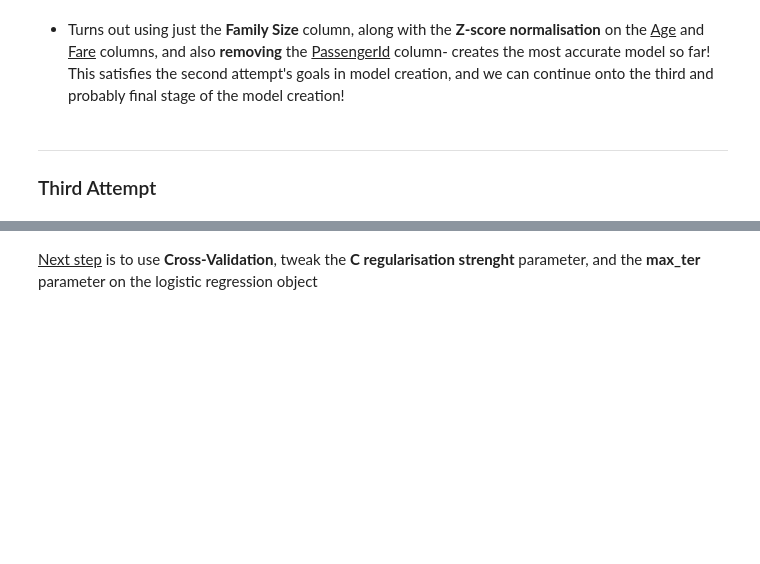
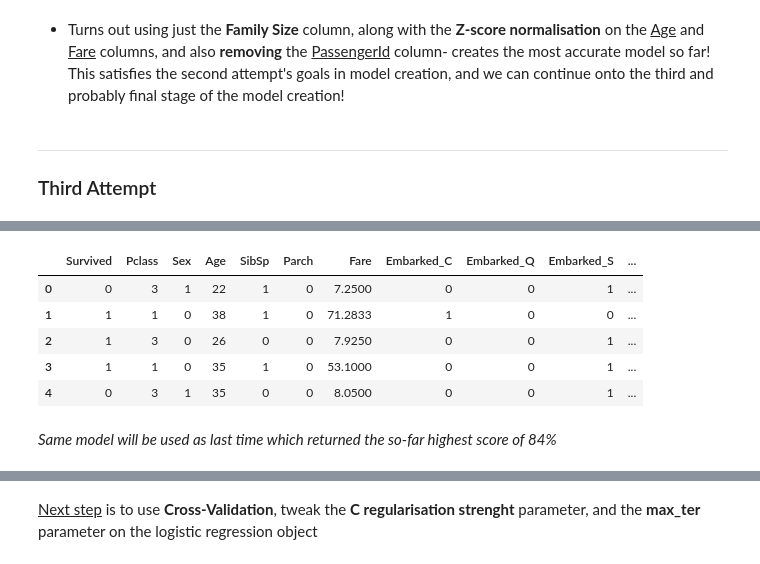
Before and after one commit to GregJackalis/Titanic---Machine-Learning-from-Disaster, a Jupyter notebook: notebooks/titanic_ml.ipynb, the cells around one changed output, grey strips where cells are left out. Saved outputs shown, nothing was run; the diff lists cells and outputs as text; code cells hidden in the pictures; blank space fills up the shorter version.

```diff
--- a/notebooks/titanic_ml.ipynb
+++ b/notebooks/titanic_ml.ipynb
@@ -1505,0 +1578,7 @@ This is the second to last attempt in which I will take a step back and add agai
+# %%
+for name in train_data["Name"]:
+    if not any(title in name for title in included):
+        idx = train_data[train_data["Name"] == name].index
+        train_data = train_data.drop(idx)
+
+train_data.info() # should show 867 entries
@@ -1505,0 +1605,30 @@ This is the second to last attempt in which I will take a step back and add agai
+# %%
+# Now each of the 4 titles will be mapped into two values, 0 for female and 1 for male
+mapped = {"Mrs": 0, "Miss": 0, "Mr": 1, "Master": 1}
+
+genders = []
+
+for name in train_data["Name"]:
+    matched = False
+
+    for title, value in mapped.items():
+        if title in name:
+            genders.append(value)
+            matched = True
+            break
+
+    if not matched:
+        print(name)
+
+train_data["Gender"] = genders
+train_data = train_data.drop("Name", axis="columns")
+train_data.head(5)
+# %% [output]
+|  | Survived | Pclass | Sex | Age | SibSp | Parch | Fare | Embarked_C | Embarked_Q | Embarked_S | ... |
+| 0 | 0 | 3 | 1 | 22 | 1 | 0 | 7.2500 | 0 | 0 | 1 | ... |
+| 1 | 1 | 1 | 0 | 38 | 1 | 0 | 71.2833 | 1 | 0 | 0 | ... |
+| 2 | 1 | 3 | 0 | 26 | 0 | 0 | 7.9250 | 0 | 0 | 1 | ... |
+| 3 | 1 | 1 | 0 | 35 | 1 | 0 | 53.1000 | 0 | 0 | 1 | ... |
+| 4 | 0 | 3 | 1 | 35 | 0 | 0 | 8.0500 | 0 | 0 | 1 | ... |
+# %% [markdown]
+<i>Same model will be used as last time which returned the so-far highest score of 84%</i>
```
Also changed, not shown: parts of 18 cells of this notebook.
